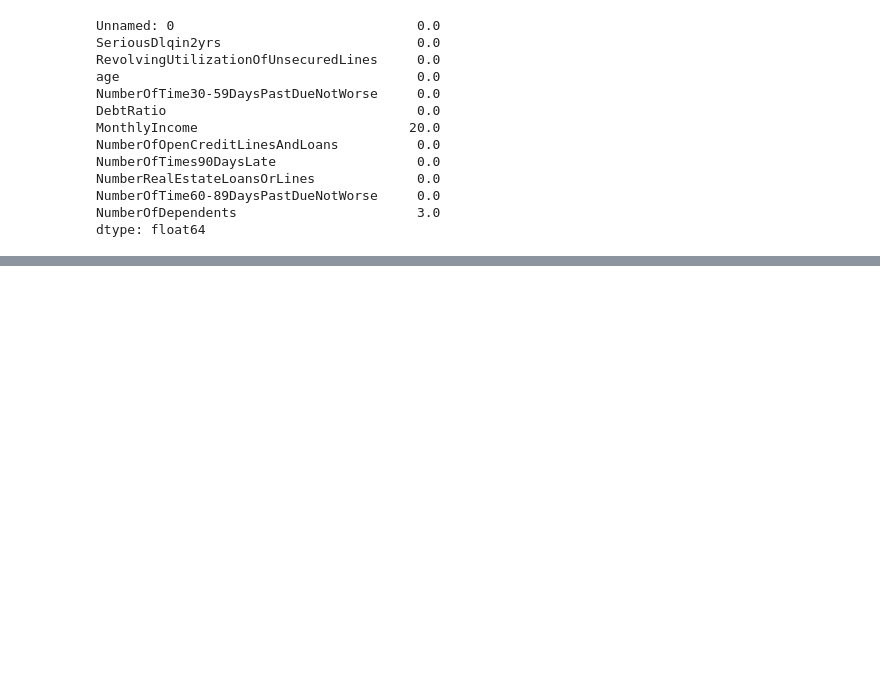
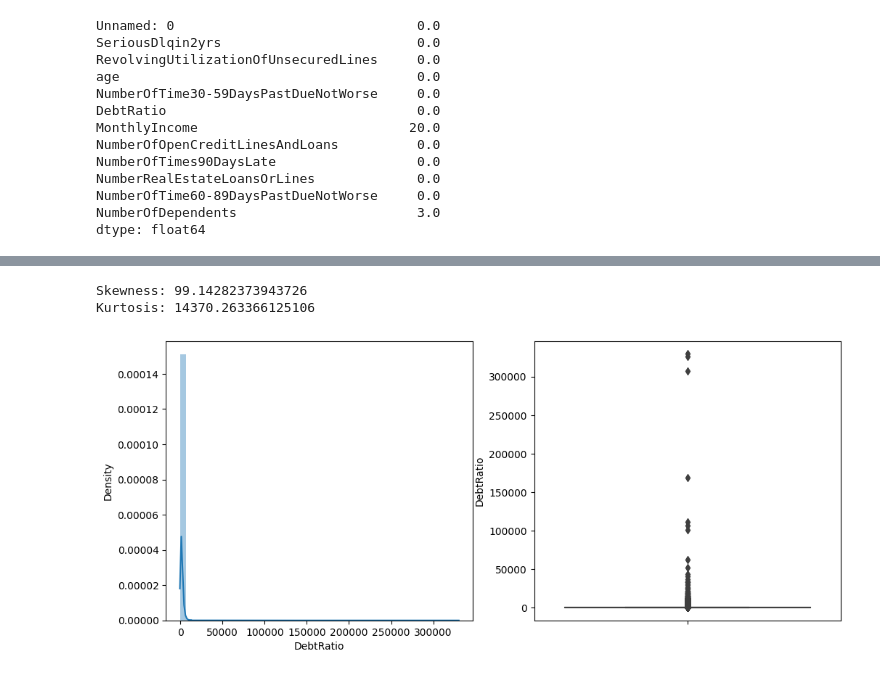
Before and after one commit to sk-aili/applied-machine-learning, a Jupyter notebook: lib/EDA.ipynb, the cells around one changed output, grey strips where cells are left out. Saved outputs shown, nothing was run; the diff lists cells and outputs as text; code cells hidden in the pictures; blank space fills up the shorter version.

```diff
--- a/lib/EDA.ipynb
+++ b/lib/EDA.ipynb
@@ -82,0 +235,6 @@ df.head()
+# %%
+plot_hist_boxplot("DebtRatio")
+# %% [output]
+Skewness: 99.14282373943726
+Kurtosis: 14370.263366125106
+[figure, added]
```
Also changed, not shown: parts of 36 cells of this notebook.
